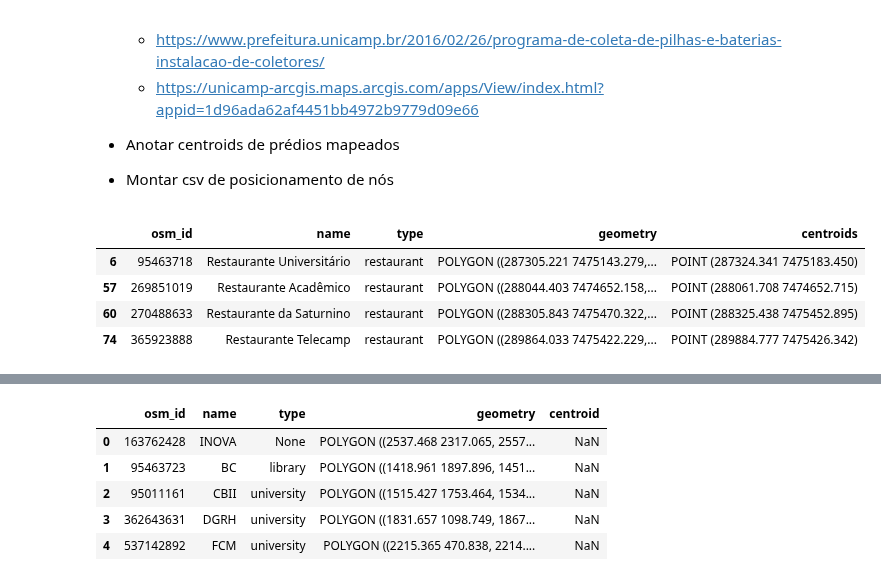
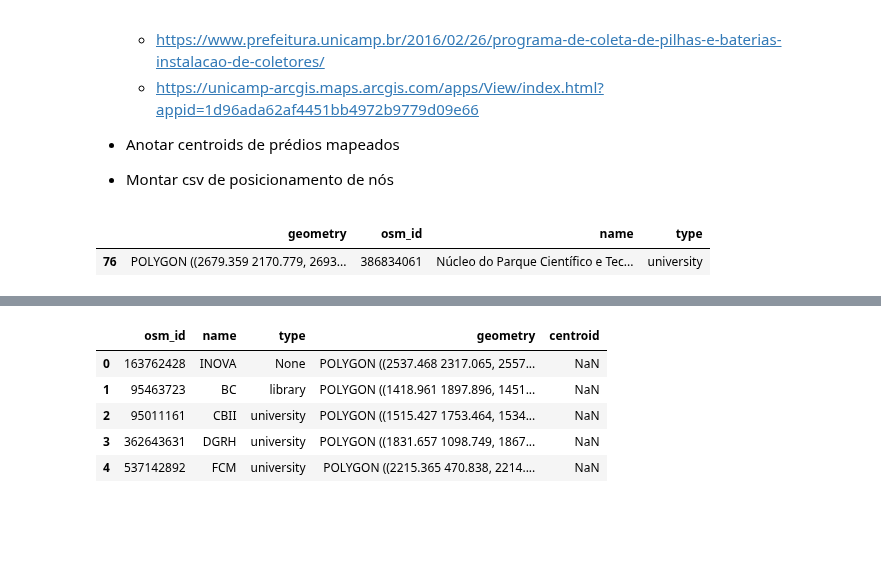
Before and after one commit to wasp-lahis/ns3-bmap, a Jupyter notebook: NS3/obstacle_exp/create-unicamp-datasets.ipynb, the cells around one changed output, grey strips where cells are left out. Saved outputs shown, nothing was run; the diff lists cells and outputs as text; code cells hidden in the pictures; blank space fills up the shorter version.

```diff
--- a/NS3/obstacle_exp/create-unicamp-datasets.ipynb
+++ b/NS3/obstacle_exp/create-unicamp-datasets.ipynb
@@ -575,30 +533,27 @@ with open(save_path_file, "w") as f:
 # %%
 # ----- METÓDOS DE BUSCA PARA MAPEAMENTO
 
 # Busca por linha em todo dataset
-# predio = unicamp_utm_df.iloc[406:407] # ex Reitoria
-# predio.head()
+predio = mapa_normalizado.iloc[76:77] # ex Reitoria 367-376
+predio.head()
 
 
 # Busca por Nome
-predio = unicamp_utm_df[unicamp_utm_df['name'].str.contains("Restaurante",  na=False)]
-predio.head()
+# predio = mapa_normalizado[mapa_normalizado['name'].str.contains("Restaurante",  na=False)]
+# predio.head()
 
 # Busca de todos os predios com Nome None
-# predio_sem_indentificacao = unicamp_utm_df[unicamp_utm_df['name'].isna()]
+# predio_sem_indentificacao = mapa_normalizado[mapa_normalizado['name'].isna()]
 # predio = predio_sem_indentificacao
 # predio.head()
 
 # Busca por linhas de todos os predios com Nome None
-# predio_sem_indentificacao = unicamp_utm_df[unicamp_utm_df['name'].isna()]
+# predio_sem_indentificacao = mapa_normalizado[mapa_normalizado['name'].isna()]
 # predio = predio_sem_indentificacao.iloc[47:48] # ex HC
 # predio.head()
 # %% [output]
-|  | osm_id | name | type | geometry | centroids |
-| 6 | 95463718 | Restaurante Universitário | restaurant | POLYGON ((287305.221 7475143.279,... | POINT (287324.341 7475183.450) |
-| 57 | 269851019 | Restaurante Acadêmico | restaurant | POLYGON ((288044.403 7474652.158,... | POINT (288061.708 7474652.715) |
-| 60 | 270488633 | Restaurante da Saturnino | restaurant | POLYGON ((288305.843 7475470.322,... | POINT (288325.438 7475452.895) |
-| 74 | 365923888 | Restaurante Telecamp | restaurant | POLYGON ((289864.033 7475422.229,... | POINT (289884.777 7475426.342) |
+|  | geometry | osm_id | name | type |
+| 76 | POLYGON ((2679.359 2170.779, 2693... | 386834061 | Núcleo do Parque Científico e Tec... | university |
 # %%
 # ----- PLOT DE PREDIO DE ACORDO COM A BUSCA REALIZADA
 
```
Also changed, not shown: parts of 19 cells of this notebook, 5 other files.
